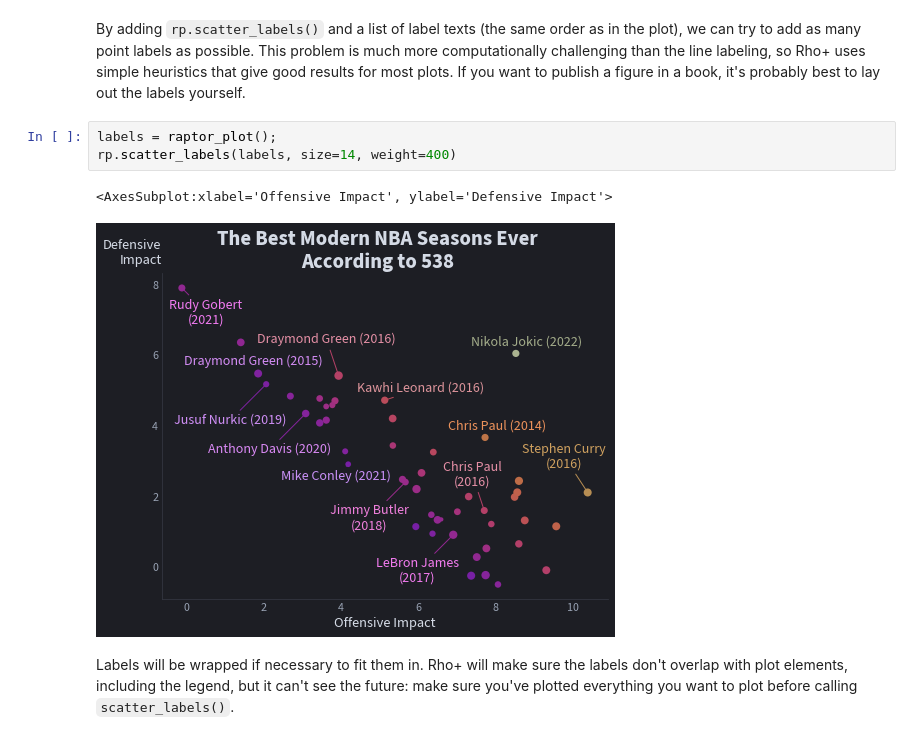
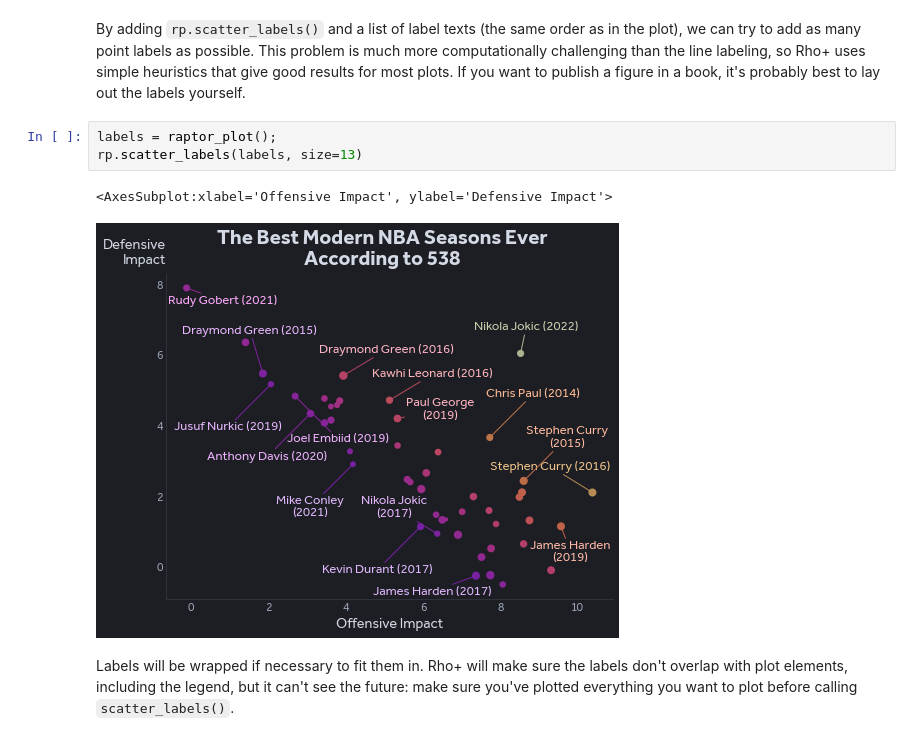
Before and after one commit to nicholas-miklaucic/rho_plus, a Jupyter notebook: docs/source/gallery.ipynb, the cells around one changed output. Saved outputs shown, nothing was run; the diff lists cells and outputs as text.

```diff
--- a/docs/source/gallery.ipynb
+++ b/docs/source/gallery.ipynb
@@ -151,10 +151,10 @@ raptor_plot();
 By adding `rp.scatter_labels()` and a list of label texts (the same order as in the plot), we can try to add as many point labels as possible. This problem is much more computationally challenging than the line labeling, so Rho+ uses simple heuristics that give good results for most plots. If you want to publish a figure in a book, it's probably best to lay out the labels yourself.
 # %%
 labels = raptor_plot();
-rp.scatter_labels(labels, size=14, weight=400)
+rp.scatter_labels(labels, size=13)
 # %% [output]
 <AxesSubplot:xlabel='Offensive Impact', ylabel='Defensive Impact'>
-[figure, old version]
+[figure, new version]
 # %% [markdown]
 Labels will be wrapped if necessary to fit them in. Rho+ will make sure the labels don't overlap with plot elements, including the legend, but it can't see the future: make sure you've plotted everything you want to plot before calling `scatter_labels()`.
 # %% [markdown]
```
Also changed, not shown: parts of 13 cells of this notebook, 3 other files.
